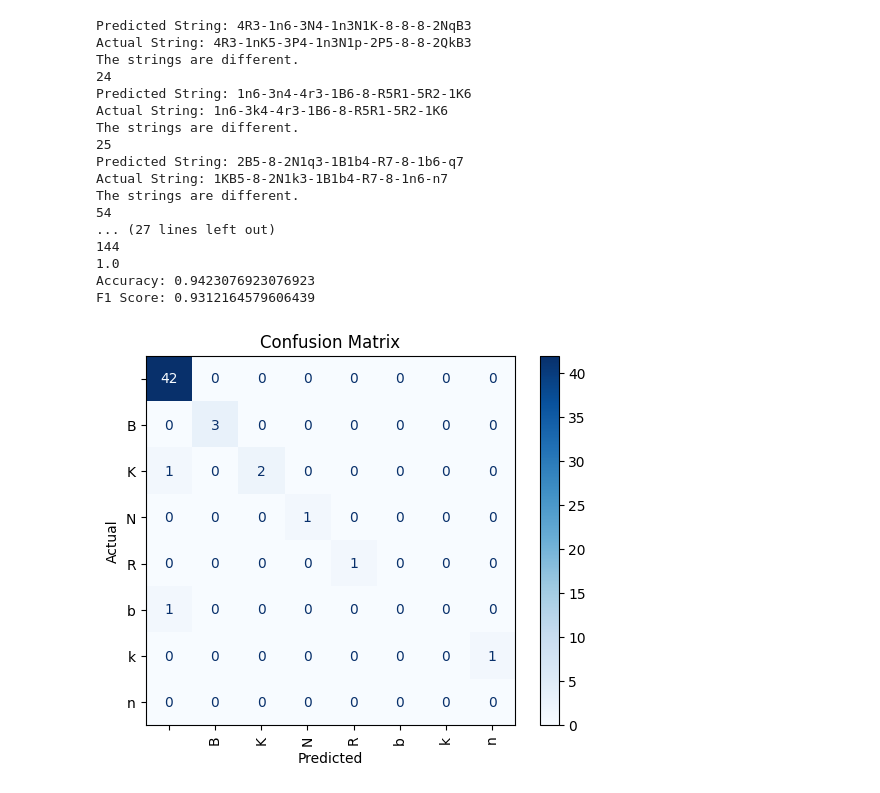
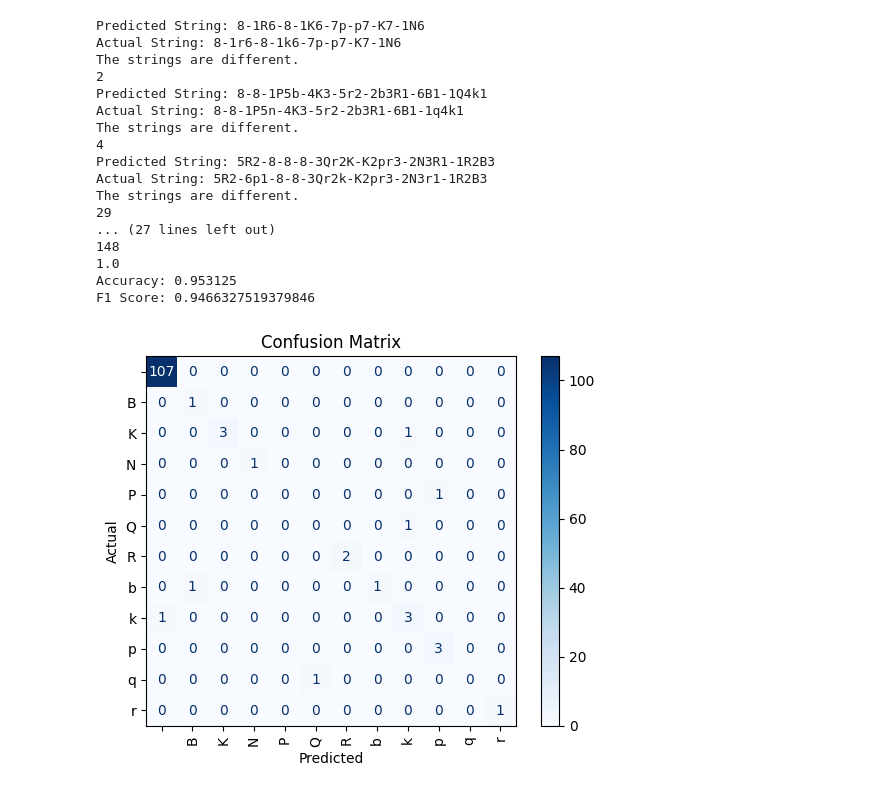
Before and after one commit to kevdillman/AML_Chess_Recognition_Kevin, a Jupyter notebook: AML_Chess_Recognition.ipynb, the cells around one changed output. Drawn from its saved outputs; the diff is of its cells as text; code cells hidden in the pictures.

Commit message:
Fix Parallel Image Processing

```diff
--- a/AML_Chess_Recognition.ipynb
+++ b/AML_Chess_Recognition.ipynb
@@ -447,11 +444,11 @@ def SVM_Classifier():
 
             for patch in patches:
                 #plt.show()
-                #hog_features = HogTransform(patch)
-                hog_features = patch
+                hog_features = HogTransform(patch)
+                #hog_features = patch
                 #plt.show()
                 flattened_features = hog_features.flatten()  # Flatten the features
-                predicted_outcome = svm_classifier.predict([flattened_features[:7500]])
+                predicted_outcome = svm_classifier.predict([flattened_features[:2500]])
                 predicted_class = label_encoder.inverse_transform(predicted_outcome)
                 #print("Predicted class:", predicted_class)
                 predicted_fenstring.append(predicted_class)
@@ -510,43 +507,43 @@ def SVM_Classifier():
     SVM_Predict_Test_Board()
 
     accuracy = accuracy_score(y_test, y_pred)
     print("Accuracy:", accuracy)
 
     # Calculate F1 score
     f1 = f1_score(y_test, y_pred, average='weighted')
     print("F1 Score:", f1)
 
     # Calculate confusion matrix
     confusion_mat = confusion_matrix(y_test, y_pred)
 
     # Get the unique class labels predicted by the classifier
     unique_labels = np.unique(np.concatenate((y_test, y_pred)))
 
     # Display confusion matrix with correct labels
     disp = ConfusionMatrixDisplay(confusion_matrix=confusion_mat, display_labels=label_encoder.inverse_transform(unique_labels))
     disp.plot(include_values=True, cmap='Blues', ax=None, xticks_rotation='vertical')
     plt.title('Confusion Matrix')
     plt.xlabel('Predicted')
     plt.ylabel('Actual')
     plt.show()
 
 SVM_Classifier()
 # %% [output]
-Predicted String: 4R3-1n6-3N4-1n3N1K-8-8-8-2NqB3
-Actual String: 4R3-1nK5-3P4-1n3N1p-2P5-8-8-2QkB3
+Predicted String: 8-1R6-8-1K6-7p-p7-K7-1N6
+Actual String: 8-1r6-8-1k6-7p-p7-K7-1N6
 The strings are different.
-24
-Predicted String: 1n6-3n4-4r3-1B6-8-R5R1-5R2-1K6
-Actual String: 1n6-3k4-4r3-1B6-8-R5R1-5R2-1K6
+2
+Predicted String: 8-8-1P5b-4K3-5r2-2b3R1-6B1-1Q4k1
+Actual String: 8-8-1P5n-4K3-5r2-2b3R1-6B1-1q4k1
 The strings are different.
-25
-Predicted String: 2B5-8-2N1q3-1B1b4-R7-8-1b6-q7
-Actual String: 1KB5-8-2N1k3-1B1b4-R7-8-1n6-n7
+4
+Predicted String: 5R2-8-8-8-3Qr2K-K2pr3-2N3R1-1R2B3
+Actual String: 5R2-6p1-8-8-3Qr2k-K2pr3-2N3r1-1R2B3
 The strings are different.
-54
+29
 ... (27 lines left out)
-144
+148
 1.0
-Accuracy: 0.9423076923076923
-F1 Score: 0.9312164579606439
+Accuracy: 0.953125
+F1 Score: 0.9466327519379846
-[figure, old version]
+[figure, new version]
```
Also changed, not shown: parts of 7 cells of this notebook, 1 other file.
